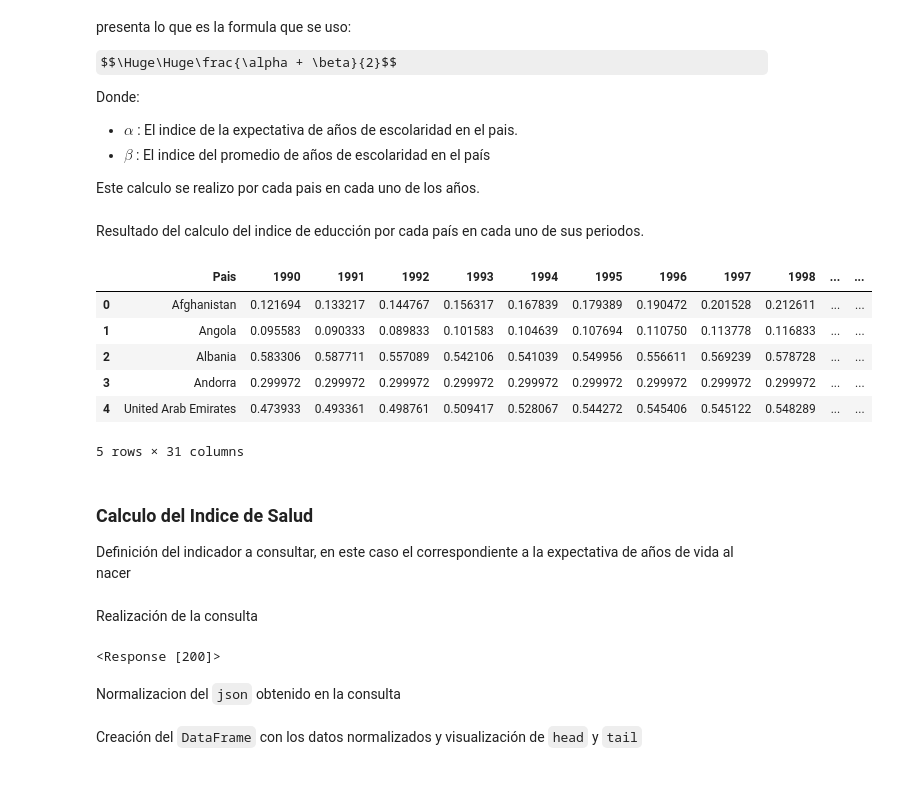
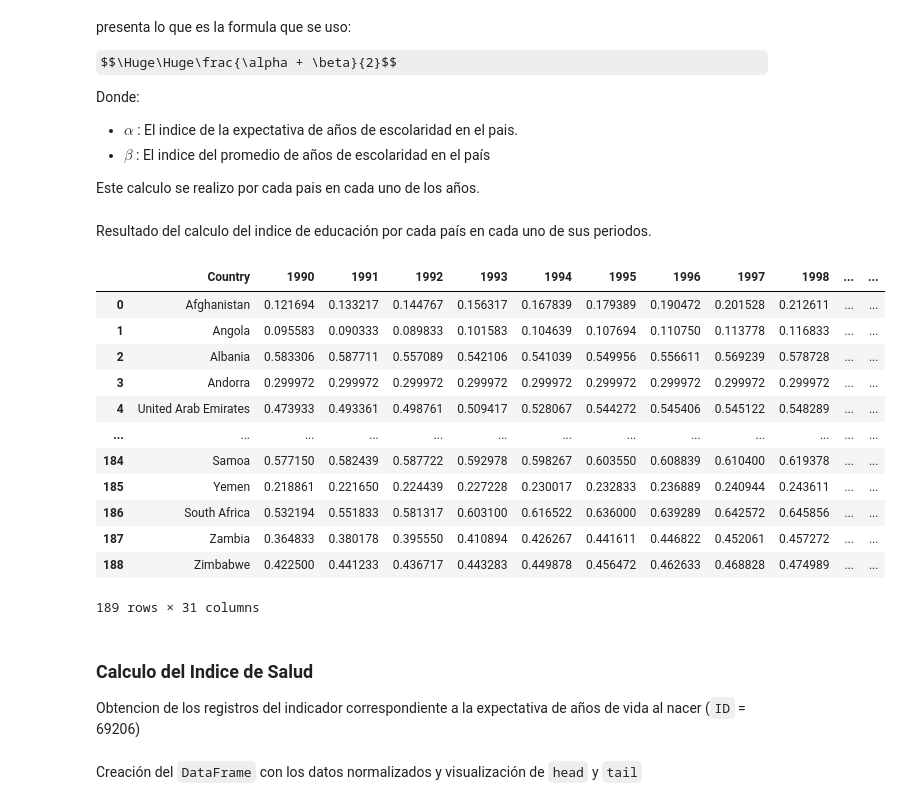
Before and after one commit to Team-17-Bedu/proyecto_python, a Jupyter notebook: Notebooks/Indice de Desarrollo Humano.ipynb, the cells around one changed output. Drawn from its saved outputs; the diff is of its cells as text; code cells hidden in the pictures; some formulas as TeX source.

```diff
--- a/Notebooks/Indice de Desarrollo Humano.ipynb
+++ b/Notebooks/Indice de Desarrollo Humano.ipynb
@@ -189,7 +183,9 @@ data_clean = normalize_data(data.json(), indicator)
+# %%
+data = get_data('103006')
 # %% [markdown]
 Creación del `DataFrame` con los datos normalizados y visualización de `head` y `tail`
 # %%
-promedio = pd.DataFrame(data_clean)
+promedio = pd.DataFrame(data)
 promedio
 # %% [output]
 |  | Country | 1990 | 1991 | 1992 | 1993 | 1994 | 1995 | 1996 | 1997 | 1998 | ... | ... |
@@ -267,7 +269,7 @@ promedio.head()
 #### Calculo del Indice de Educacion
 Creación de un `DataFrame` vacío para almacenar todos los resultados del calculo
 # %%
-header = ['Pais']
+header = ['Country']
 educacion = pd.DataFrame({}, columns=header)
 # %% [markdown]
 ### Calculo del indice de Educación por país
@@ -286,7 +288,7 @@ Este calculo se realizo por cada pais en cada uno de los años.
 # %%
 def calcular_indice(_pais, expect, prom):
     dicci = {
-        "Pais": _pais
+        "Country": _pais
     }
     prom, expect = prom[0][1:], expect[0][1:]
     indice = [(float(prom[i]) + float(expect[i])) / 2 for i in range(0, len(prom))]
@@ -302,17 +304,23 @@ for country in promedio["Country"]:
     if len(expect) > 0 and len(prom) > 0:
         educacion = educacion.append(calcular_indice(country, expect, prom), ignore_index= True)
 # %% [markdown]
-Resultado del calculo del indice de educción por cada país en cada uno de sus periodos.
+Resultado del calculo del indice de educación por cada país en cada uno de sus periodos.
 # %%
-educacion.head()
+educacion
 # %% [output]
-|  | Pais | 1990 | 1991 | 1992 | 1993 | 1994 | 1995 | 1996 | 1997 | 1998 | ... | ... |
+|  | Country | 1990 | 1991 | 1992 | 1993 | 1994 | 1995 | 1996 | 1997 | 1998 | ... | ... |
 | 0 | Afghanistan | 0.121694 | 0.133217 | 0.144767 | 0.156317 | 0.167839 | 0.179389 | 0.190472 | 0.201528 | 0.212611 | ... | ... |
 | 1 | Angola | 0.095583 | 0.090333 | 0.089833 | 0.101583 | 0.104639 | 0.107694 | 0.110750 | 0.113778 | 0.116833 | ... | ... |
 | 2 | Albania | 0.583306 | 0.587711 | 0.557089 | 0.542106 | 0.541039 | 0.549956 | 0.556611 | 0.569239 | 0.578728 | ... | ... |
 | 3 | Andorra | 0.299972 | 0.299972 | 0.299972 | 0.299972 | 0.299972 | 0.299972 | 0.299972 | 0.299972 | 0.299972 | ... | ... |
 | 4 | United Arab Emirates | 0.473933 | 0.493361 | 0.498761 | 0.509417 | 0.528067 | 0.544272 | 0.545406 | 0.545122 | 0.548289 | ... | ... |
+| ... | ... | ... | ... | ... | ... | ... | ... | ... | ... | ... | ... | ... |
+| 184 | Samoa | 0.577150 | 0.582439 | 0.587722 | 0.592978 | 0.598267 | 0.603550 | 0.608839 | 0.610400 | 0.619378 | ... | ... |
+| 185 | Yemen | 0.218861 | 0.221650 | 0.224439 | 0.227228 | 0.230017 | 0.232833 | 0.236889 | 0.240944 | 0.243611 | ... | ... |
+| 186 | South Africa | 0.532194 | 0.551833 | 0.581317 | 0.603100 | 0.616522 | 0.636000 | 0.639289 | 0.642572 | 0.645856 | ... | ... |
+| 187 | Zambia | 0.364833 | 0.380178 | 0.395550 | 0.410894 | 0.426267 | 0.441611 | 0.446822 | 0.452061 | 0.457272 | ... | ... |
+| 188 | Zimbabwe | 0.422500 | 0.441233 | 0.436717 | 0.443283 | 0.449878 | 0.456472 | 0.462633 | 0.468828 | 0.474989 | ... | ... |
-5 rows × 31 columns
+189 rows × 31 columns
 # %% [markdown]
 ### Calculo del Indice de Salud
-Definición del indicador a consultar, en este caso el correspondiente a la expectativa de años de vida al nacer
+Obtencion de los registros del indicador correspondiente a la expectativa de años de vida al nacer (`ID` = 69206)
@@ -321,9 +326,0 @@ indicator = '69206'
-# %% [markdown]
-Realización de la consulta
-# %%
-data = session.get(f'http://ec2-54-174-131-205.compute-1.amazonaws.com/API/HDRO_API.php/indicator_id={indicator}/structure=yic')
-data
-# %% [output]
-<Response [200]>
-# %% [markdown]
-Normalizacion del `json` obtenido en la consulta
```
Also changed, not shown: parts of 55 cells of this notebook.
